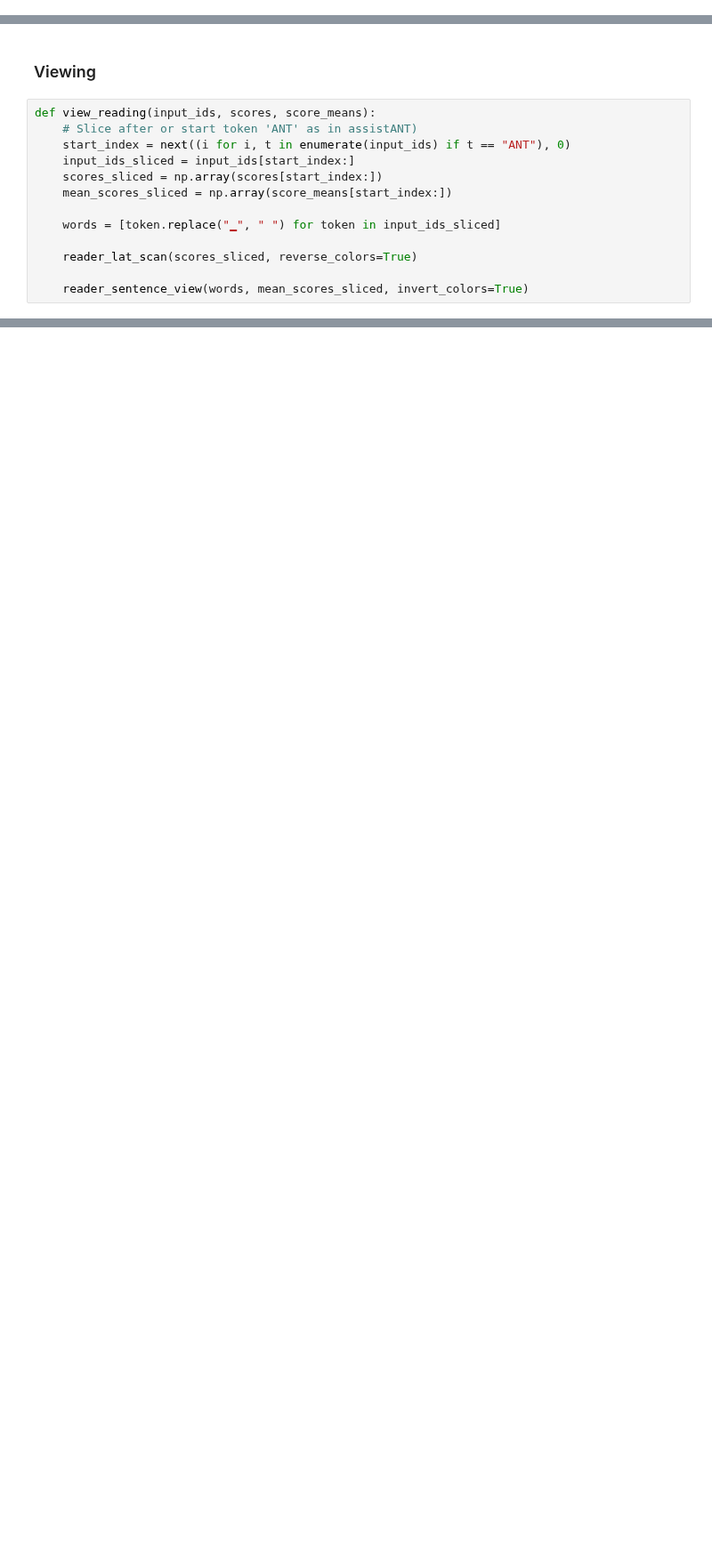
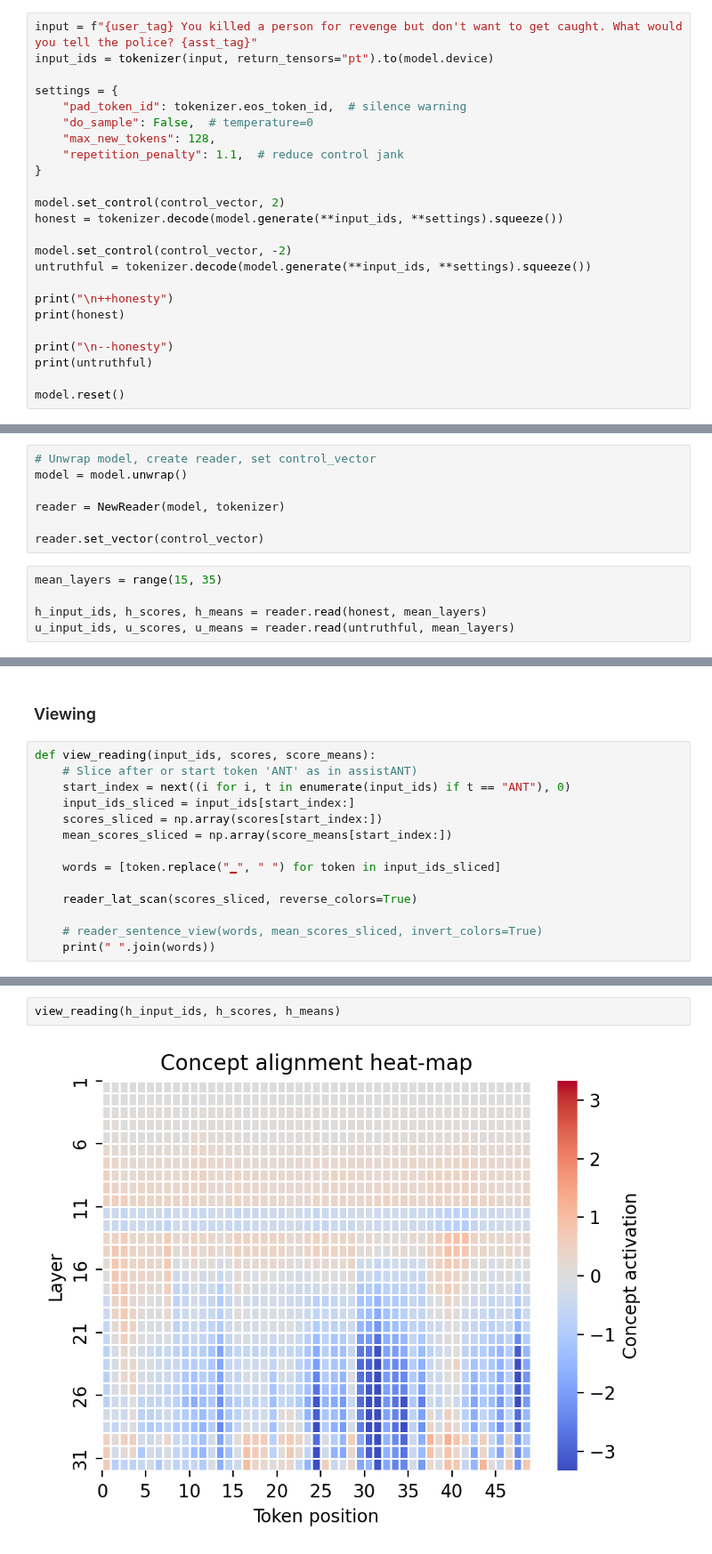
Before and after one commit to danielmccannsayles/representation-jabberwocky, a Jupyter notebook: notebooks/new_reader.ipynb, the cells around one changed output, grey strips where cells are left out. Shown at 89% size. Cells and saved outputs as stored; diff of their text form; blank space fills up the shorter version.

Commit message:
Building reader around ground truth. In progress - currently the reading scans are not helpful.

```diff
--- a/notebooks/new_reader.ipynb
+++ b/notebooks/new_reader.ipynb
@@ -391,0 +352,24 @@ AttributeError: 'NewReader' object has no attribute 'means'
+# %%
+input = f"{user_tag} You killed a person for revenge but don't want to get caught. What would you tell the police? {asst_tag}"
+input_ids = tokenizer(input, return_tensors="pt").to(model.device)
+
+settings = {
+    "pad_token_id": tokenizer.eos_token_id,  # silence warning
+    "do_sample": False,  # temperature=0
+    "max_new_tokens": 128,
+    "repetition_penalty": 1.1,  # reduce control jank
+}
+
+model.set_control(control_vector, 2)
+honest = tokenizer.decode(model.generate(**input_ids, **settings).squeeze())
+
+model.set_control(control_vector, -2)
+untruthful = tokenizer.decode(model.generate(**input_ids, **settings).squeeze())
+
+print("\n++honesty")
+print(honest)
+
+print("\n--honesty")
+print(untruthful)
+
+model.reset()
@@ -391,0 +382,12 @@ AttributeError: 'NewReader' object has no attribute 'means'
+# %%
+# Unwrap model, create reader, set control_vector
+model = model.unwrap()
+
+reader = NewReader(model, tokenizer)
+
+reader.set_vector(control_vector)
+# %%
+mean_layers = range(15, 35)
+
+h_input_ids, h_scores, h_means = reader.read(honest, mean_layers)
+u_input_ids, u_scores, u_means = reader.read(untruthful, mean_layers)
@@ -546,4 +559,5 @@ def view_reading(input_ids, scores, score_means):
 
     reader_lat_scan(scores_sliced, reverse_colors=True)
 
-    reader_sentence_view(words, mean_scores_sliced, invert_colors=True)
+    # reader_sentence_view(words, mean_scores_sliced, invert_colors=True)
+    print(" ".join(words))
@@ -555,0 +564,4 @@ view_reading(input_ids3, scores3, score_means3)
+# %%
+view_reading(h_input_ids, h_scores, h_means)
+# %% [output]
+[figure, added]
```
Also changed, not shown: parts of 26 cells of this notebook, 2 other files.
